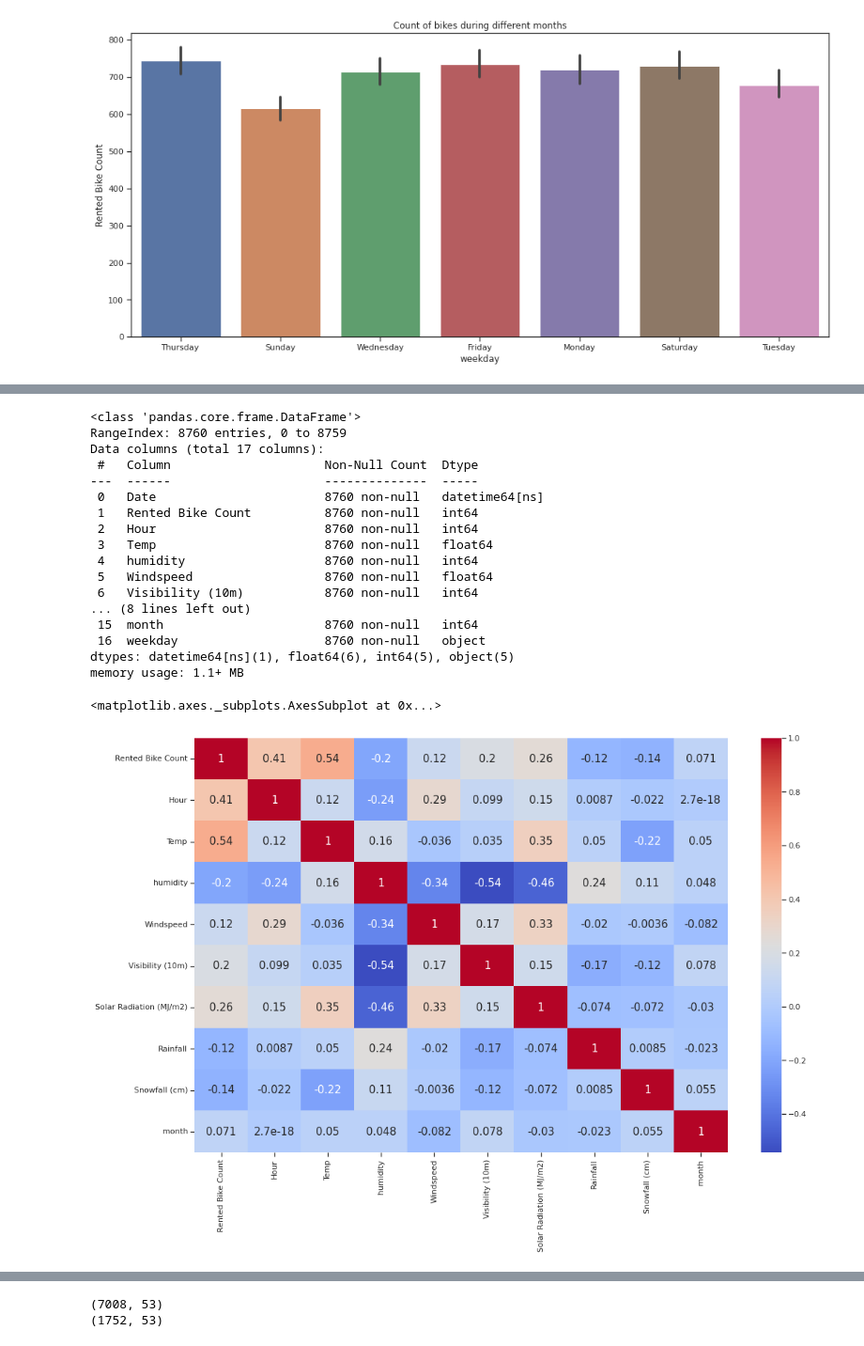
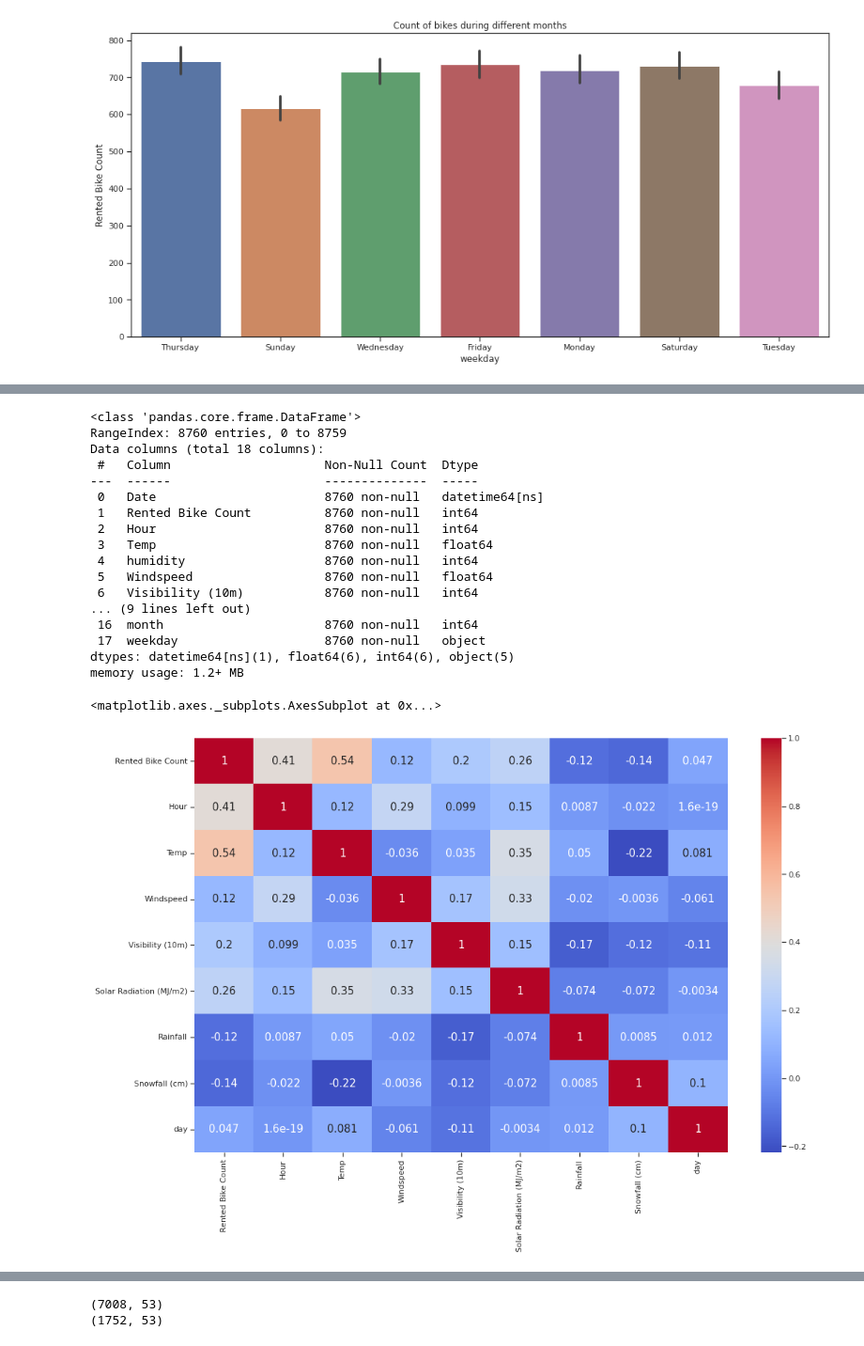
Before and after one commit to vkvinay0627/Bike-Sharing-Demand-Prediction---Capstone-Project, a Jupyter notebook: Bike_Sharing_Demand_Prediction_Capstone_Project.ipynb, the cells around one changed output, grey strips where cells are left out. Shown at 94% size. Saved outputs shown, nothing was run; the diff lists cells and outputs as text; code cells hidden in the pictures.

```diff
--- a/Bike_Sharing_Demand_Prediction_Capstone_Project.ipynb
+++ b/Bike_Sharing_Demand_Prediction_Capstone_Project.ipynb
@@ -175,6 +178,6 @@ df_copy = df.copy()
 # %%
-df_copy.Date = pd.to_datetime(df_copy.Date)
-df_copy.info()
+df.Date = pd.to_datetime(df.Date)
+df.info()
 # %% [output]
 <class 'pandas.core.frame.DataFrame'>
 RangeIndex: 8760 entries, 0 to 8759
@@ -194,12 +197,12 @@ Data columns (total 14 columns):
 dtypes: datetime64[ns](1), float64(6), int64(4), object(3)
 memory usage: 958.2+ KB
 # %%
-# df_copy['weekday'] = df_copy['Date'].dt.day
-df_copy['month_name'] = df_copy['Date'].dt.month_name()
-df_copy['month'] = df_copy['Date'].dt.month
-df_copy['weekday'] = df_copy['Date'].dt.day_name()
-# df_copy['weekday_num'] = df_copy['Date'].dt.weekday
-df_copy.head()
+df['day'] = df['Date'].dt.day
+df['month_name'] = df['Date'].dt.month_name()
+df['month'] = df['Date'].dt.month
+df['weekday'] = df['Date'].dt.day_name()
+# df['weekday_num'] = df['Date'].dt.weekday
+df.head()
 # %% [output]
 |  | Date | Rented Bike Count | Hour | Temperature(°C) | Humidity(%) | Wind speed (m/s) | Visibility (10m) | ... |
 | 0 | 2017-01-12 | 254 | 0 | -5.2 | 37 | 2.2 | 2000 | ... |
@@ -229,11 +233,11 @@ month                          12
 weekday                         7
 dtype: int64
 # %%
-df_copy= df_copy.rename(columns={'Temperature(°C)':'Temp',
+df= df.rename(columns={'Temperature(°C)':'Temp',
                        'Wind speed (m/s)':'Windspeed',
                        'Humidity(%)':'humidity',
                        'Rainfall(mm)' : 'Rainfall'})
-df_copy.head()
+df.head()
 # %% [output]
 |  | Date | Rented Bike Count | Hour | Temp | humidity | Windspeed | Visibility (10m) | ... |
 | 0 | 2017-01-12 | 254 | 0 | -5.2 | 37 | 2.2 | 2000 | ... |
@@ -337,9 +411,9 @@ sns.heatmap(corr, annot=True, annot_kws={'size':15},cmap='coolwarm')
 # %%
-df_copy.info()
+df.info()
 # %% [output]
 <class 'pandas.core.frame.DataFrame'>
 RangeIndex: 8760 entries, 0 to 8759
-Data columns (total 17 columns):
+Data columns (total 18 columns):
  #   Column                     Non-Null Count  Dtype
 ---  ------                     --------------  -----
  0   Date                       8760 non-null   datetime64[ns]
@@ -349,20 +423,20 @@ Data columns (total 17 columns):
  4   humidity                   8760 non-null   int64
  5   Windspeed                  8760 non-null   float64
  6   Visibility (10m)           8760 non-null   int64
-... (8 lines left out)
- 15  month                      8760 non-null   int64
- 16  weekday                    8760 non-null   object
-dtypes: datetime64[ns](1), float64(6), int64(5), object(5)
-memory usage: 1.1+ MB
+... (9 lines left out)
+ 16  month                      8760 non-null   int64
+ 17  weekday                    8760 non-null   object
+dtypes: datetime64[ns](1), float64(6), int64(6), object(5)
+memory usage: 1.2+ MB
 # %%
-drop_column = ['Date','Dew point temperature(°C)']
-df_copy = df_copy.drop(drop_column,1)
+drop_column = ['Date','Dew point temperature(°C)','month','humidity','month','weekday']
+df = df.drop(drop_column,1)
 # %%
-corr = df_copy.corr()
+corr = df.corr()
 plt.figure(figsize=(15,10))
 sns.heatmap(corr, annot=True, annot_kws={'size':15},cmap='coolwarm')
 # %% [output]
 <matplotlib.axes._subplots.AxesSubplot at 0x...>
-[figure, old version]
+[figure, new version]
 # %%
 # One hot encoding
```
Also changed, not shown: parts of 72 cells of this notebook.
